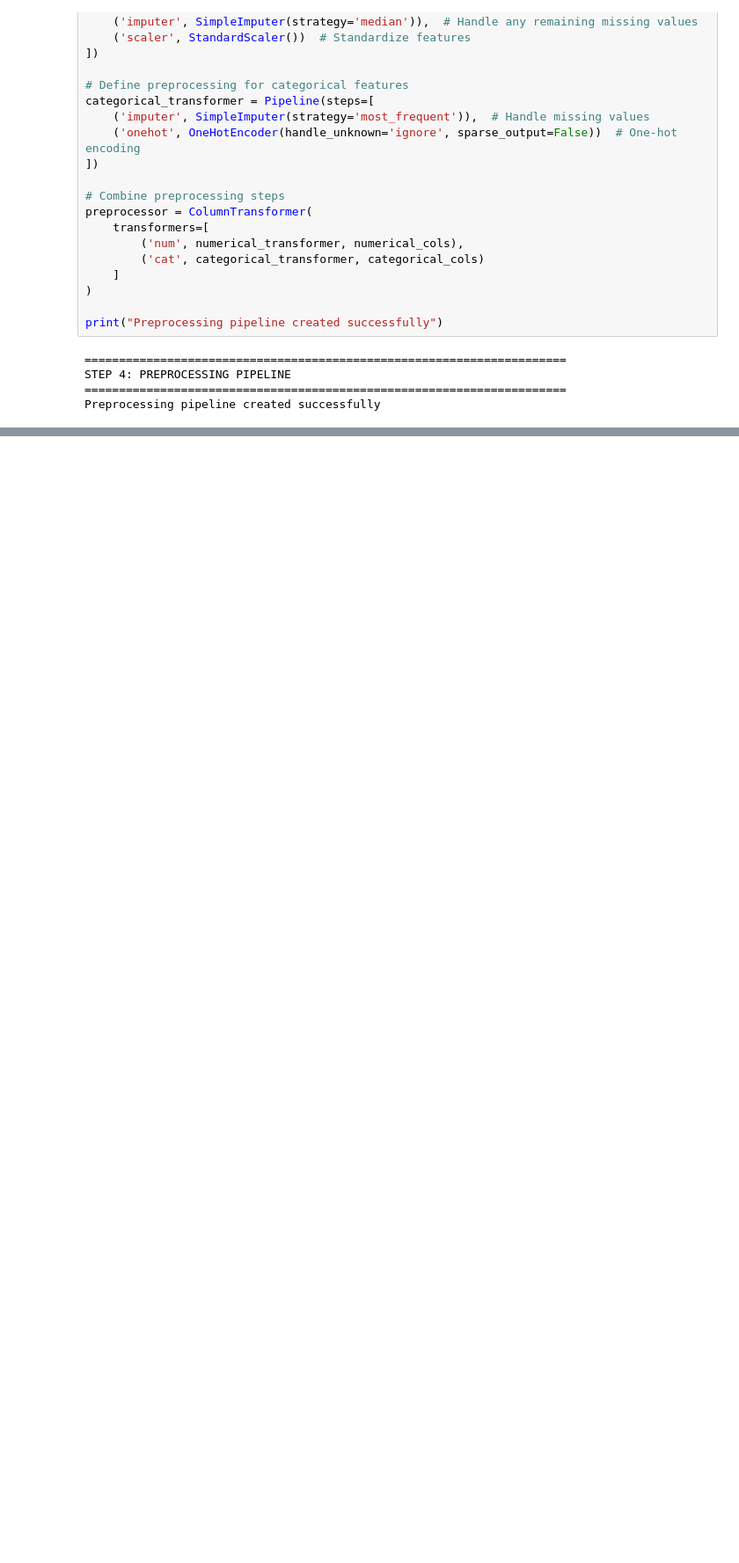
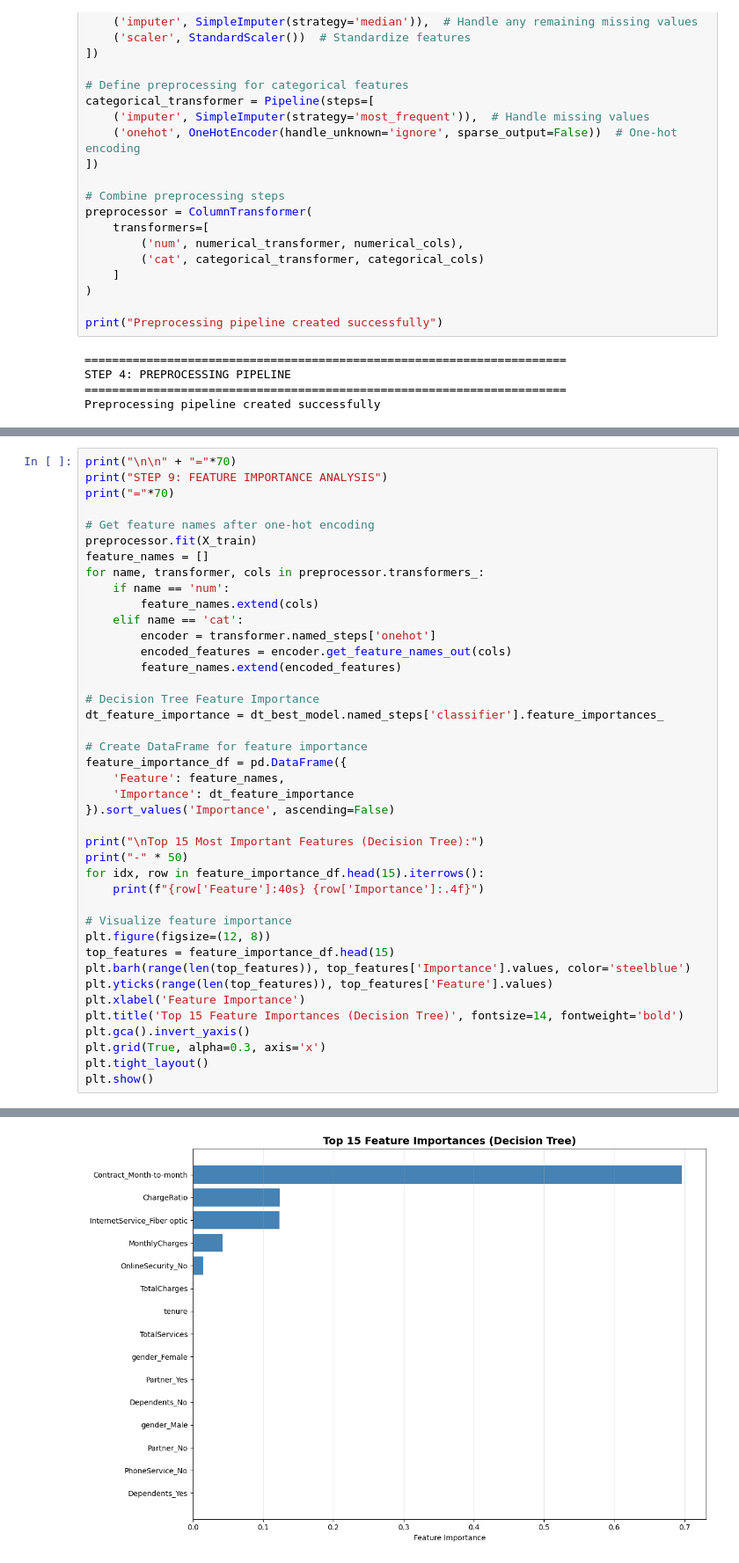
Before and after one commit to atr3002/Binary-Classification-Framework, a Jupyter notebook: MLTask2.ipynb, the cells around one changed output, grey strips where cells are left out. Shown: that part at 88% size. Drawn from its saved outputs; the diff is of its cells as text; blank space fills up the shorter version.

```diff
--- a/MLTask2.ipynb
+++ b/MLTask2.ipynb
@@ -251,0 +603,42 @@ Best Decision Tree Parameters:
+# %%
+print("\n\n" + "="*70)
+print("STEP 9: FEATURE IMPORTANCE ANALYSIS")
+print("="*70)
+
+# Get feature names after one-hot encoding
+preprocessor.fit(X_train)
+feature_names = []
+for name, transformer, cols in preprocessor.transformers_:
+    if name == 'num':
+        feature_names.extend(cols)
+    elif name == 'cat':
+        encoder = transformer.named_steps['onehot']
+        encoded_features = encoder.get_feature_names_out(cols)
+        feature_names.extend(encoded_features)
+
+# Decision Tree Feature Importance
+dt_feature_importance = dt_best_model.named_steps['classifier'].feature_importances_
+
+# Create DataFrame for feature importance
+feature_importance_df = pd.DataFrame({
+    'Feature': feature_names,
+    'Importance': dt_feature_importance
+}).sort_values('Importance', ascending=False)
+
+print("\nTop 15 Most Important Features (Decision Tree):")
+print("-" * 50)
+for idx, row in feature_importance_df.head(15).iterrows():
+    print(f"{row['Feature']:40s} {row['Importance']:.4f}")
+
+# Visualize feature importance
+plt.figure(figsize=(12, 8))
+top_features = feature_importance_df.head(15)
+plt.barh(range(len(top_features)), top_features['Importance'].values, color='steelblue')
+plt.yticks(range(len(top_features)), top_features['Feature'].values)
+plt.xlabel('Feature Importance')
+plt.title('Top 15 Feature Importances (Decision Tree)', fontsize=14, fontweight='bold')
+plt.gca().invert_yaxis()
+plt.grid(True, alpha=0.3, axis='x')
+plt.tight_layout()
+plt.show()
+# %% [output]
@@ -251,0 +662 @@ Best Decision Tree Parameters:
+[figure, added]
```
Also changed, not shown: parts of 10 cells of this notebook.
